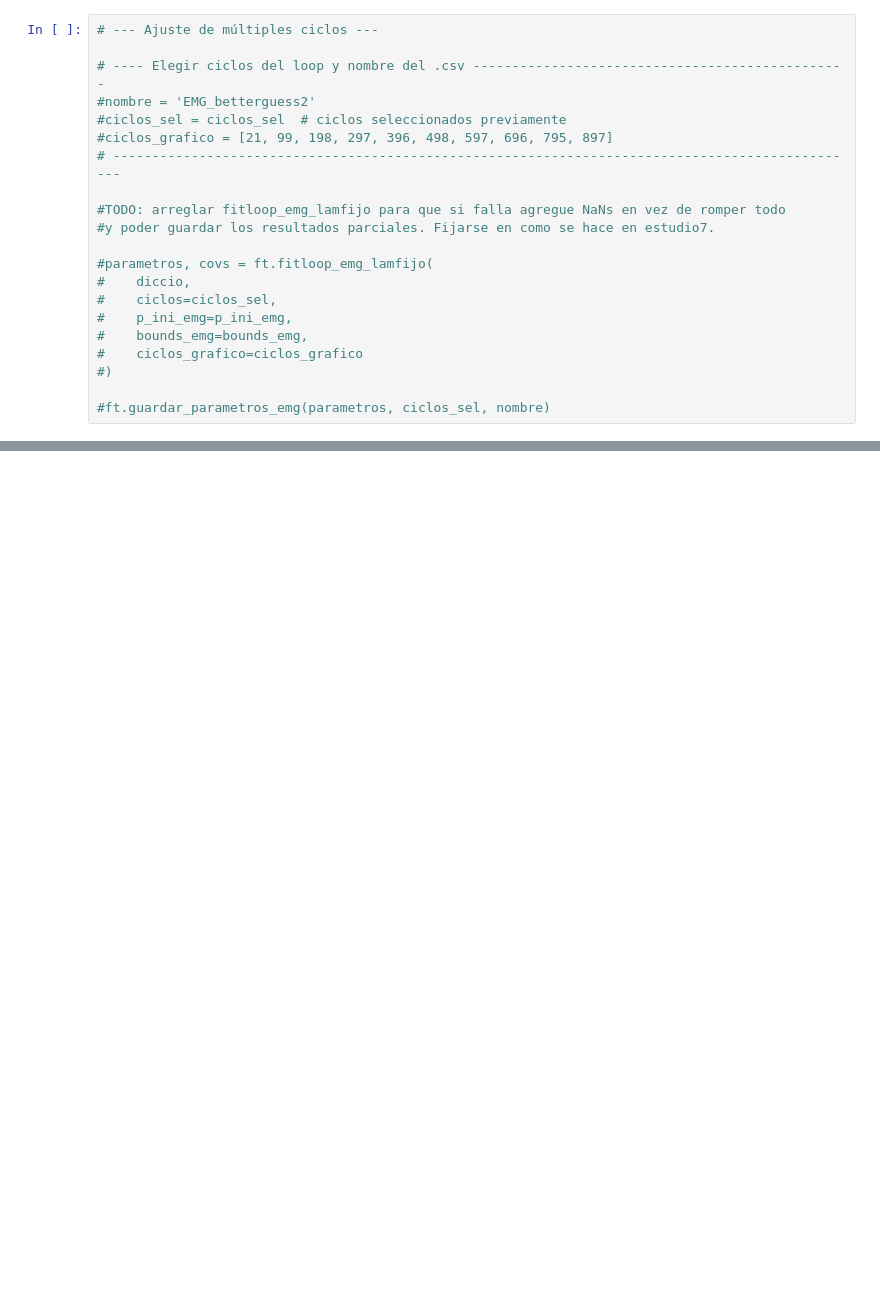
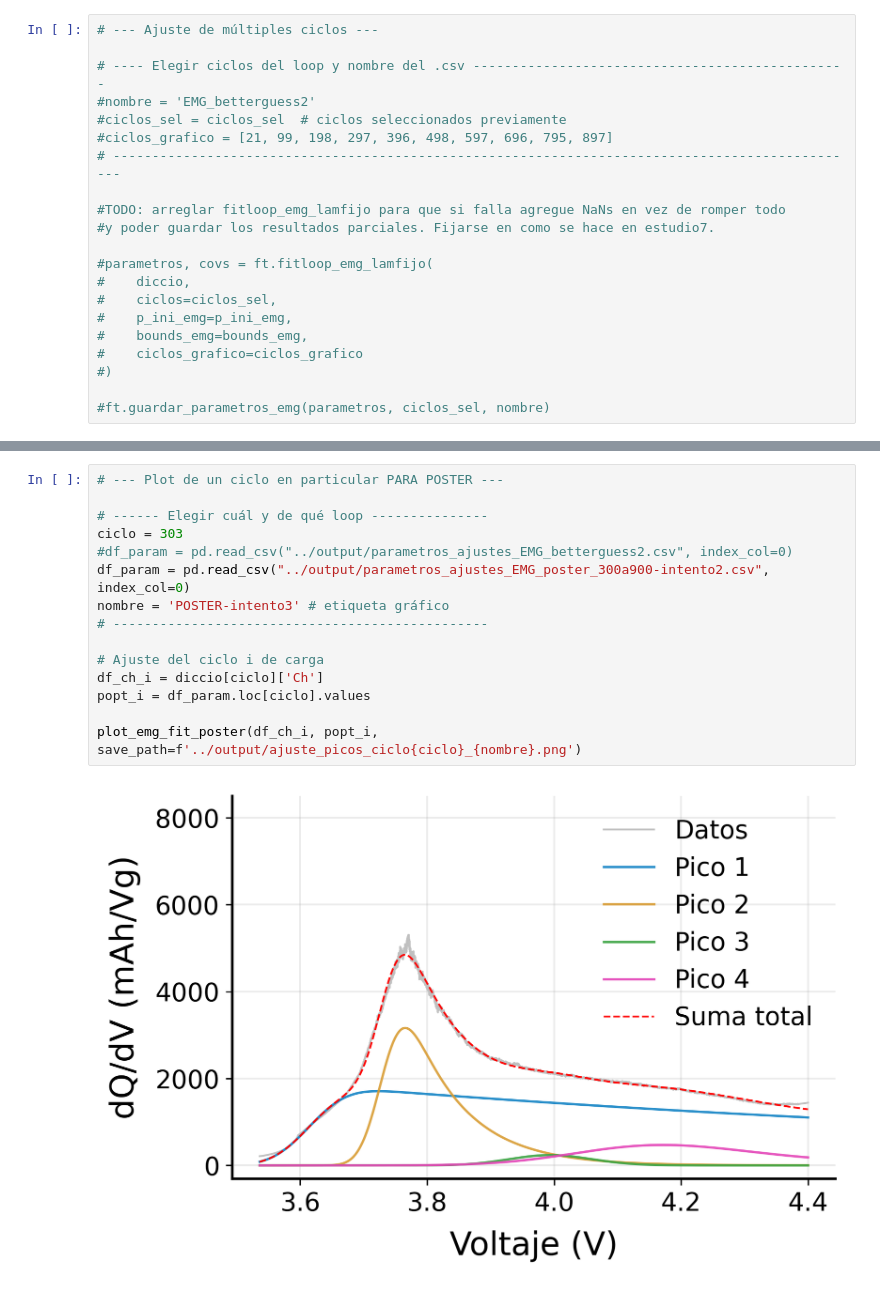
Before and after one commit to majodomenech/proc-icdv, a Jupyter notebook: notebooks/estudio8-graficosposter.ipynb, the cells around one changed output, grey strips where cells are left out. Drawn from its saved outputs; the diff is of its cells as text; blank space fills up the shorter version.

```diff
--- a/notebooks/estudio8-graficosposter.ipynb
+++ b/notebooks/estudio8-graficosposter.ipynb
@@ -152,0 +224,17 @@ ft.plot_emg_fit(df_ch_i, popt_i, save_path=f'../output/ajuste_picos_ciclo{ciclo}
+# %%
+# --- Plot de un ciclo en particular PARA POSTER ---
+
+# ------ Elegir cuál y de qué loop ---------------
+ciclo = 303
+#df_param = pd.read_csv("../output/parametros_ajustes_EMG_betterguess2.csv", index_col=0)
+df_param = pd.read_csv("../output/parametros_ajustes_EMG_poster_300a900-intento2.csv", index_col=0)
+nombre = 'POSTER-intento3' # etiqueta gráfico
+# ------------------------------------------------
+
+# Ajuste del ciclo i de carga
+df_ch_i = diccio[ciclo]['Ch']
+popt_i = df_param.loc[ciclo].values
+
+plot_emg_fit_poster(df_ch_i, popt_i, save_path=f'../output/ajuste_picos_ciclo{ciclo}_{nombre}.png')
+# %% [output]
+[figure, added]
```
Also changed, not shown: parts of 9 cells of this notebook, 2 other files.
